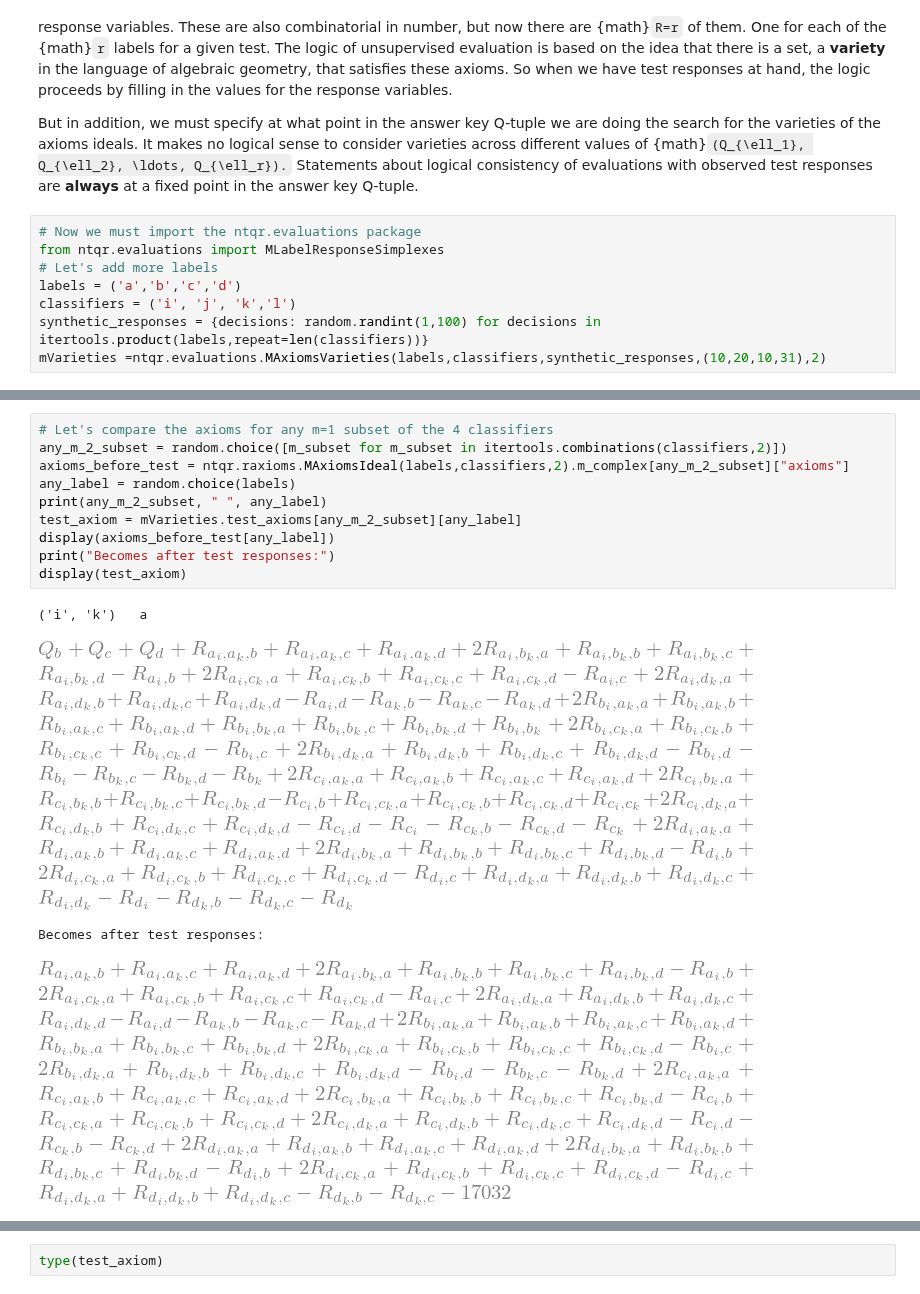
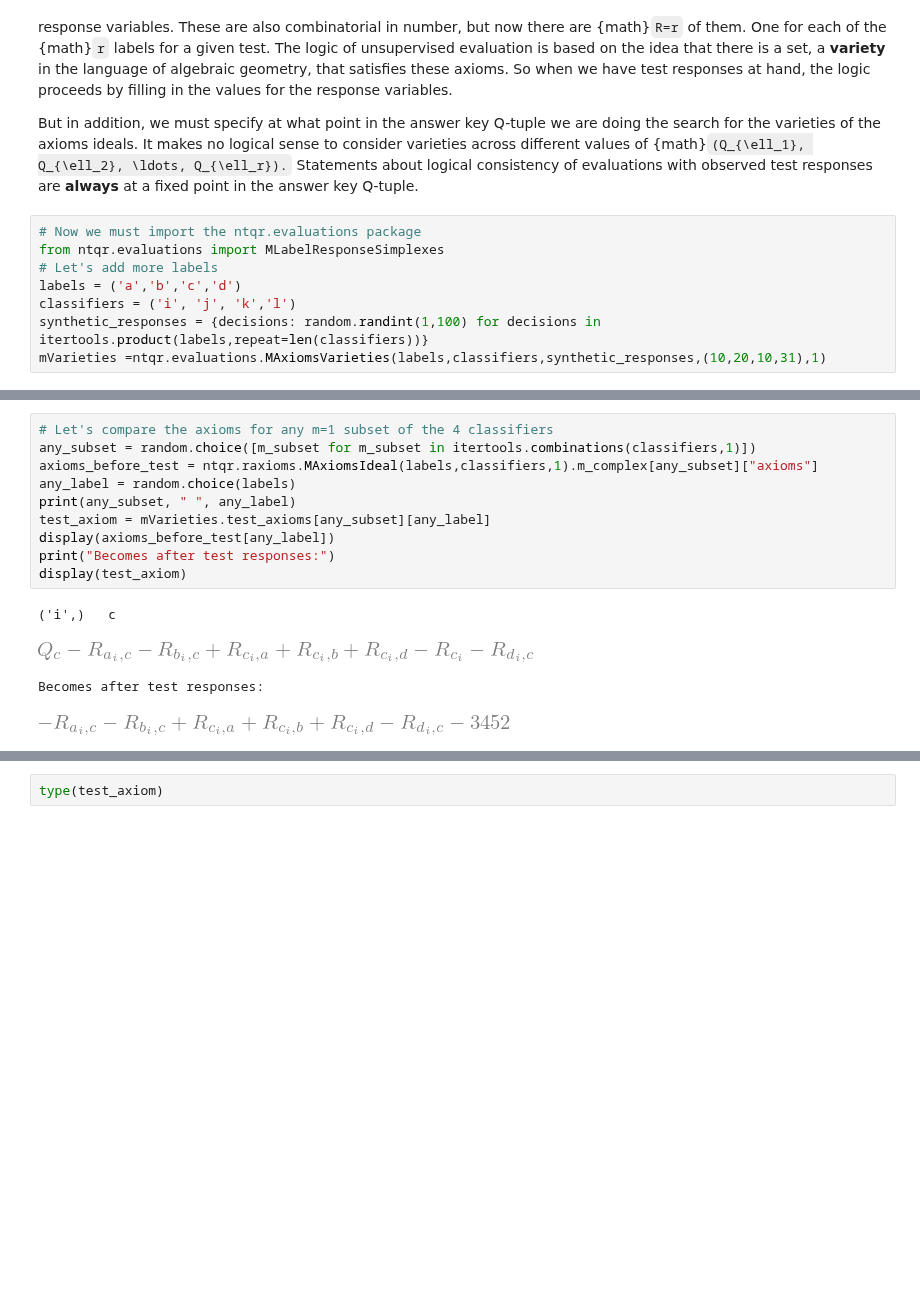
Before and after one commit to andrescorrada/IntroductionToAlgebraicEvaluation, a Jupyter notebook: python/docs/source/notebooks/AlgebraAndGeometryOfNTQR.ipynb, the cells around one changed output, grey strips where cells are left out. Drawn from its saved outputs; the diff is of its cells as text; blank space fills up the shorter version.

```diff
--- a/python/docs/source/notebooks/AlgebraAndGeometryOfNTQR.ipynb
+++ b/python/docs/source/notebooks/AlgebraAndGeometryOfNTQR.ipynb
@@ -147,7 +147,7 @@ from ntqr.evaluations import MLabelResponseSimplexes
 labels = ('a','b','c','d')
 classifiers = ('i', 'j', 'k','l')
 synthetic_responses = {decisions: random.randint(1,100) for decisions in itertools.product(labels,repeat=len(classifiers))}
-mVarieties =ntqr.evaluations.MAxiomsVarieties(labels,classifiers,synthetic_responses,(10,20,10,31),2)
+mVarieties =ntqr.evaluations.MAxiomsVarieties(labels,classifiers,synthetic_responses,(10,20,10,31),1)
 # %%
 # Let's compare the axioms for any m=1 subset of the 4 classifiers
 any_m_1_subset = random.choice([m_subset for m_subset in itertools.combinations(classifiers,1)])
@@ -175,19 +175,19 @@ Becomes after test responses:
 ... (4 outputs left out)
 # %%
 # Let's compare the axioms for any m=1 subset of the 4 classifiers
-any_m_2_subset = random.choice([m_subset for m_subset in itertools.combinations(classifiers,2)])
-axioms_before_test = ntqr.raxioms.MAxiomsIdeal(labels,classifiers,2).m_complex[any_m_2_subset]["axioms"]
+any_subset = random.choice([m_subset for m_subset in itertools.combinations(classifiers,1)])
+axioms_before_test = ntqr.raxioms.MAxiomsIdeal(labels,classifiers,1).m_complex[any_subset]["axioms"]
 any_label = random.choice(labels)
-print(any_m_2_subset, " ", any_label)
-test_axiom = mVarieties.test_axioms[any_m_2_subset][any_label]
+print(any_subset, " ", any_label)
+test_axiom = mVarieties.test_axioms[any_subset][any_label]
 display(axioms_before_test[any_label])
 print("Becomes after test responses:")
 display(test_axiom)
 # %% [output]
-('i', 'k')   a
+('i',)   c
-[figure, old version]
+[figure, new version]
 Becomes after test responses:
-[figure, old version]
+[figure, new version]
 # %%
 test_axiom
 # %% [output]
```
Also changed, not shown: parts of 13 cells of this notebook, 1 other file.
